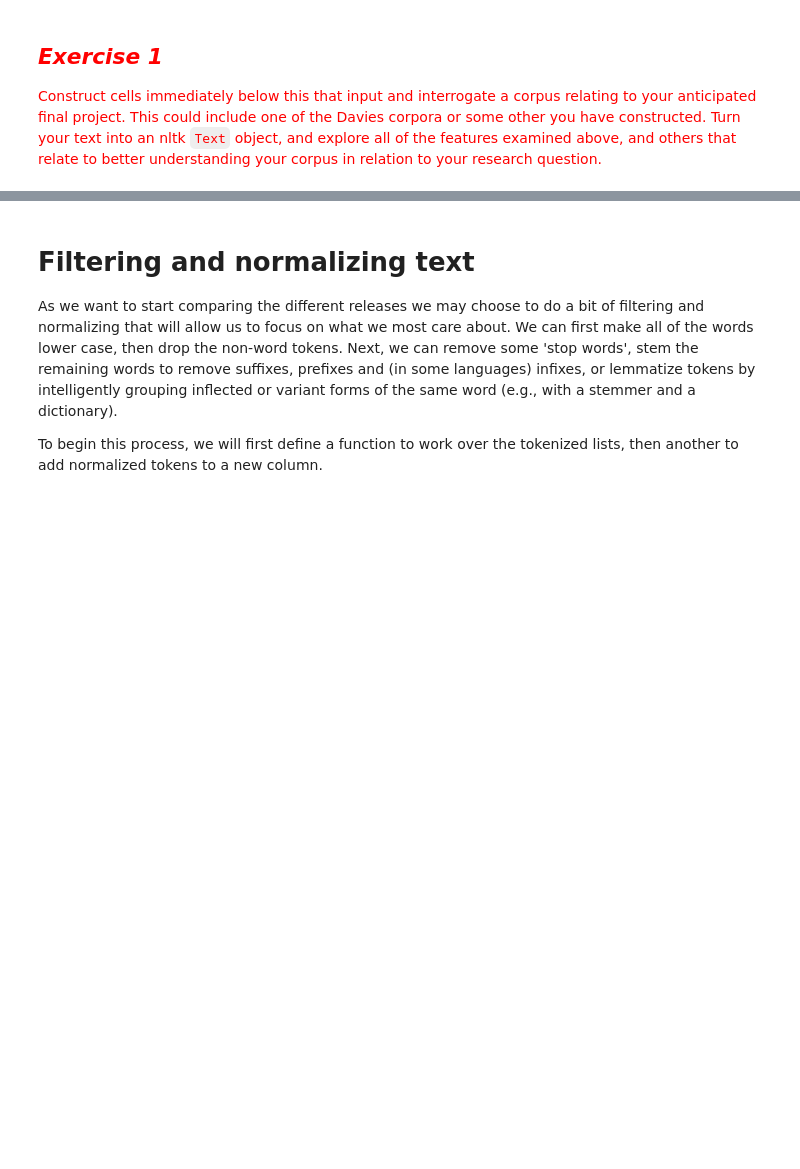
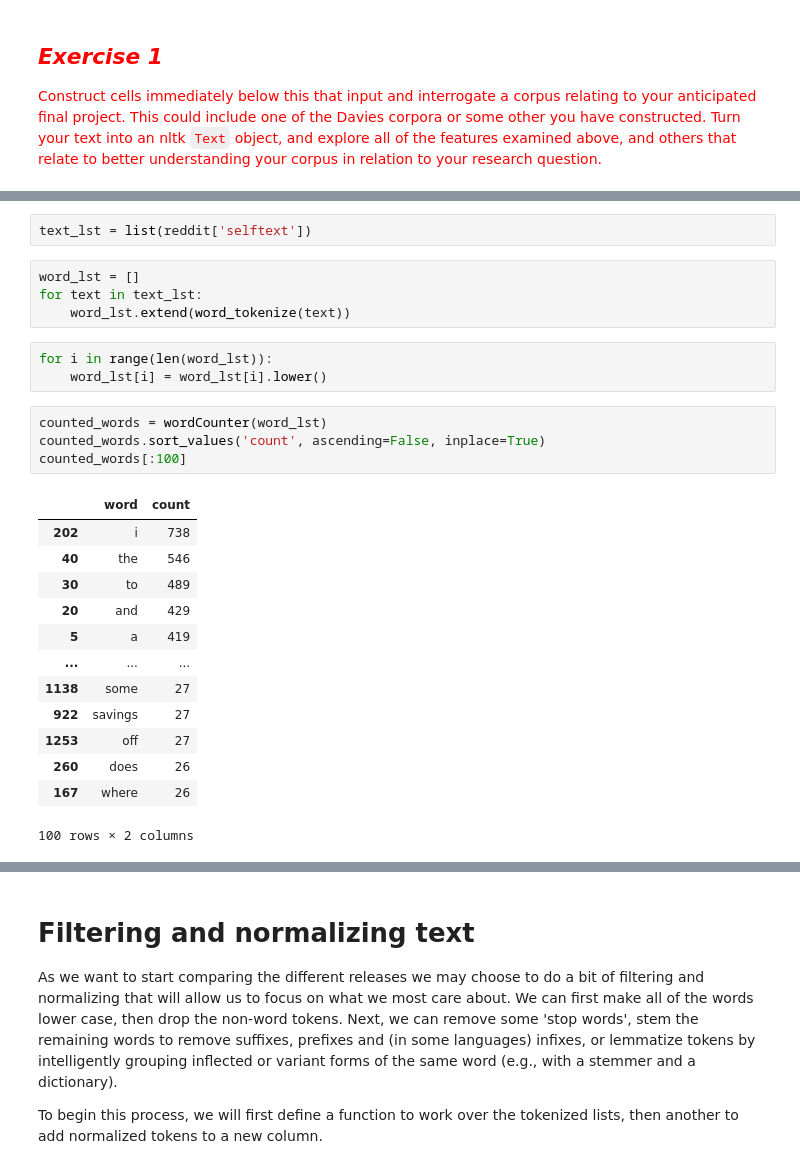
Before and after one commit to jinfei1125/Homework-Notebooks, a Jupyter notebook: week-2/2-Counting-Words-Phrases.ipynb, the cells around one changed output, grey strips where cells are left out. Saved outputs shown, nothing was run; the diff lists cells and outputs as text; blank space fills up the shorter version.

```diff
--- a/week-2/2-Counting-Words-Phrases.ipynb
+++ b/week-2/2-Counting-Words-Phrases.ipynb
@@ -347,0 +486,27 @@ whReleases['word_counts']
+# %%
+text_lst = list(reddit['selftext'])
+# %%
+word_lst = []
+for text in text_lst:
+    word_lst.extend(word_tokenize(text))
+# %%
+for i in range(len(word_lst)):
+    word_lst[i] = word_lst[i].lower()
+# %%
+counted_words = wordCounter(word_lst)
+counted_words.sort_values('count', ascending=False, inplace=True)
+counted_words[:100]
+# %% [output]
+|  | word | count |
+| 202 | i | 738 |
+| 40 | the | 546 |
+| 30 | to | 489 |
+| 20 | and | 429 |
+| 5 | a | 419 |
+| ... | ... | ... |
+| 1138 | some | 27 |
+| 922 | savings | 27 |
+| 1253 | off | 27 |
+| 260 | does | 26 |
+| 167 | where | 26 |
+100 rows × 2 columns
```
Also changed, not shown: parts of 29 cells of this notebook, 2 other files.
